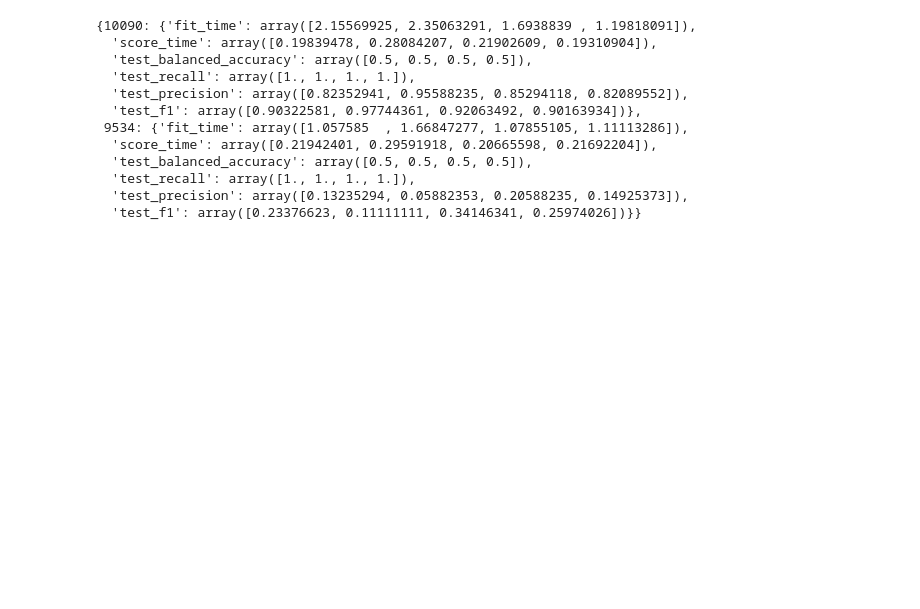
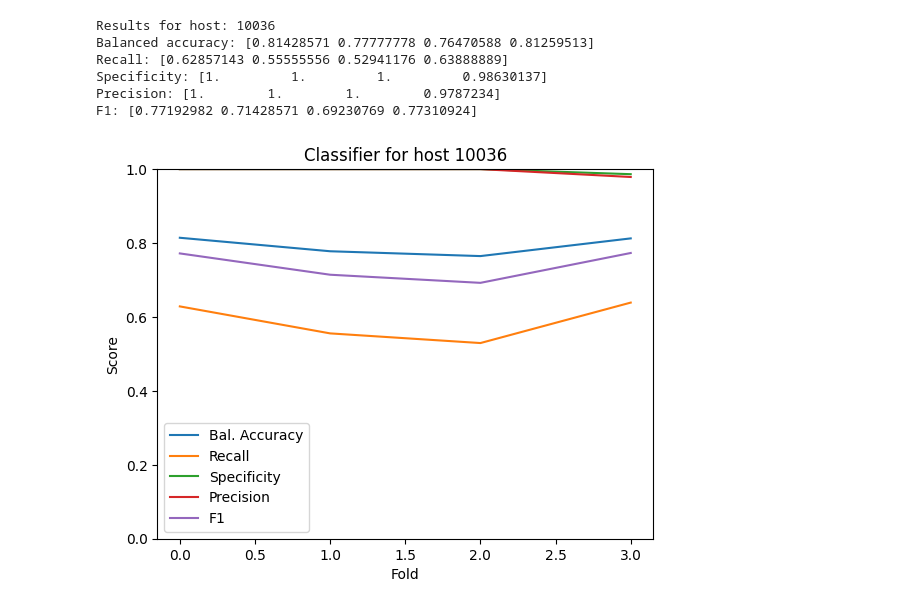
Before and after one commit to eliasball/Virushunter, a Jupyter notebook: code/trainingProcess.ipynb, the cells around one changed output. Cells and saved outputs as stored; diff of their text form; code cells hidden in the pictures; blank space fills up the shorter version.

Commit message:
Update training notebook to include everything

```diff
--- a/code/trainingProcess.ipynb
+++ b/code/trainingProcess.ipynb
@@ -63,0 +86,19 @@ if doPreprocessing:
+# %%
+# Create dictionary of hosts (as key) and lists (of feature lists for each virus) (as value)
+featuresPerHost = {}
+for host in hostsToIncludeInTrainingData:
+    featuresPerHost[host] = []
+
+# Load features of virus sequences for each host in seperate list and convert them to a np array
+print("Loading features")
+with open(f"{featureFileFolder}/{featureFileToUse}") as featureFile:
+    for line in featureFile:
+        # split csv
+        values = line.rstrip().split(",")
+        # get host
+        host = int(values[0])
+        if host in hostsToIncludeInTrainingData:
+            # if host should be loaded, save features for this virus
+            featuresPerHost[host].append(list(map(float, values[2:])))
+for host in hostsToIncludeInTrainingData:
+    featuresPerHost[host] = np.array(featuresPerHost[host])
@@ -117,18 +135,0 @@ NameError: name 'featureData' is not defined
-# %%
-# Evaluation of the Training Process
-
-# print out the metrics we want to see using the scores
-scores
-# %% [output]
-{10090: {'fit_time': array([2.15569925, 2.35063291, 1.6938839 , 1.19818091]),
-  'score_time': array([0.19839478, 0.28084207, 0.21902609, 0.19310904]),
-  'test_balanced_accuracy': array([0.5, 0.5, 0.5, 0.5]),
-  'test_recall': array([1., 1., 1., 1.]),
-  'test_precision': array([0.82352941, 0.95588235, 0.85294118, 0.82089552]),
-  'test_f1': array([0.90322581, 0.97744361, 0.92063492, 0.90163934])},
- 9534: {'fit_time': array([1.057585  , 1.66847277, 1.07855105, 1.11113286]),
-  'score_time': array([0.21942401, 0.29591918, 0.20665598, 0.21692204]),
-  'test_balanced_accuracy': array([0.5, 0.5, 0.5, 0.5]),
-  'test_recall': array([1., 1., 1., 1.]),
-  'test_precision': array([0.13235294, 0.05882353, 0.20588235, 0.14925373]),
-  'test_f1': array([0.23376623, 0.11111111, 0.34146341, 0.25974026])}}
@@ -136,0 +136,33 @@ scores
+# %%
+# Plot results
+import matplotlib.pyplot as plt
+
+for host in hostsToBuildClassifierFor:
+    print("Results for host:", host)
+    print("Balanced accuracy:", scores[host]['test_balanced_accuracy'])
+    print("Recall:", scores[host]['test_recall'])
+    print("Specificity:", scores[host]['test_specificity'])
+    print("Precision:", scores[host]['test_precision'])
+    print("F1:", scores[host]['test_f1'])
+
+    plt.plot(scores[host]['test_balanced_accuracy'], label='Bal. Accuracy')
+    plt.plot(scores[host]['test_recall'], label='Recall')
+    plt.plot(scores[host]['test_specificity'], label='Specificity')
+    plt.plot(scores[host]['test_precision'], label='Precision')
+    plt.plot(scores[host]['test_f1'], label='F1')
+
+    plt.ylim(0, 1)
+    plt.ylabel("Score")
+    plt.xlabel("Fold")
+
+    plt.legend()
+    plt.title(f"Classifier for host {host}")
+    plt.show()
+# %% [output]
+Results for host: 10036
+Balanced accuracy: [0.81428571 0.77777778 0.76470588 0.81259513]
+Recall: [0.62857143 0.55555556 0.52941176 0.63888889]
+Specificity: [1.         1.         1.         0.98630137]
+Precision: [1.        1.        1.        0.9787234]
+F1: [0.77192982 0.71428571 0.69230769 0.77310924]
+[figure, added]
```
Also changed, not shown: parts of 15 cells of this notebook, 4 other files.
